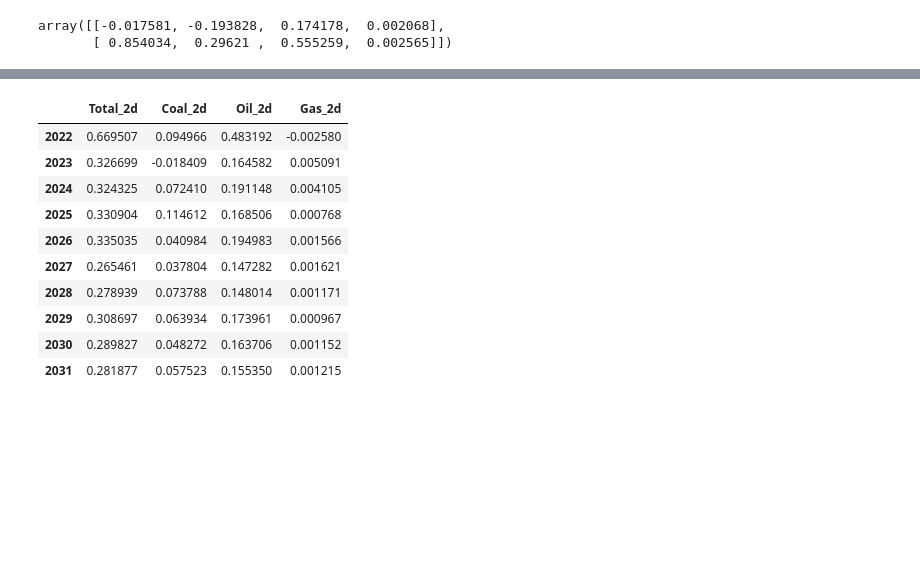
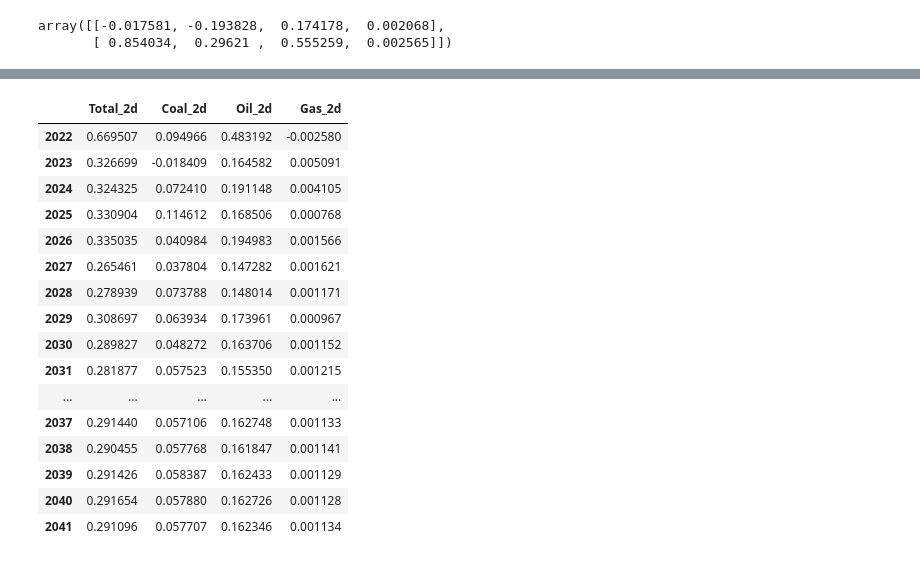
Before and after one commit to danilogiarlini/Global-CO2-Emission-Forecasting, a Jupyter notebook: arima_sen.ipynb, the cells around one changed output, grey strips where cells are left out. Cells and saved outputs as stored; diff of their text form; code cells hidden in the pictures; blank space fills up the shorter version.

```diff
--- a/arima_sen.ipynb
+++ b/arima_sen.ipynb
@@ -584,21 +584,29 @@ Gas     -0.185684 -0.271156 -0.157423  1.000000
 # %%
 # Forecast
 
-fc_all = model_fitted_all.forecast(y=forecast_input_all, steps=10)
-df_forecast_all = pd.DataFrame(fc_all, index=[2022,2023,2024,2025,2026,2027,2028,2029,2030,2031], columns=df.columns + '_2d')
+l = df_differenced_all.last_valid_index() # gives the index of the last row in df_differenced_all
+s = 20 # steps to future
+fc_all = model_fitted_all.forecast(y=forecast_input_all, steps=s)
+df_forecast_all = pd.DataFrame(fc_all, index=list(range(l+1,l+s+1)), columns=df.columns + '_2d')
 df_forecast_all
 # %% [output]
 |  | Total_2d | Coal_2d | Oil_2d | Gas_2d |
 | 2022 | 0.669507 | 0.094966 | 0.483192 | -0.002580 |
 | 2023 | 0.326699 | -0.018409 | 0.164582 | 0.005091 |
 | 2024 | 0.324325 | 0.072410 | 0.191148 | 0.004105 |
 | 2025 | 0.330904 | 0.114612 | 0.168506 | 0.000768 |
 | 2026 | 0.335035 | 0.040984 | 0.194983 | 0.001566 |
 | 2027 | 0.265461 | 0.037804 | 0.147282 | 0.001621 |
 | 2028 | 0.278939 | 0.073788 | 0.148014 | 0.001171 |
 | 2029 | 0.308697 | 0.063934 | 0.173961 | 0.000967 |
 | 2030 | 0.289827 | 0.048272 | 0.163706 | 0.001152 |
 | 2031 | 0.281877 | 0.057523 | 0.155350 | 0.001215 |
+| ... | ... | ... | ... | ... |
+| 2037 | 0.291440 | 0.057106 | 0.162748 | 0.001133 |
+| 2038 | 0.290455 | 0.057768 | 0.161847 | 0.001141 |
+| 2039 | 0.291426 | 0.058387 | 0.162433 | 0.001129 |
+| 2040 | 0.291654 | 0.057880 | 0.162726 | 0.001128 |
+| 2041 | 0.291096 | 0.057707 | 0.162346 | 0.001134 |
 # %%
 # Tranforming the future forecast back
 df_results_all = invert_transformation(df, df_forecast_all, second_diff=True)
```
Also changed, not shown: parts of 6 cells of this notebook, 2 other files.
